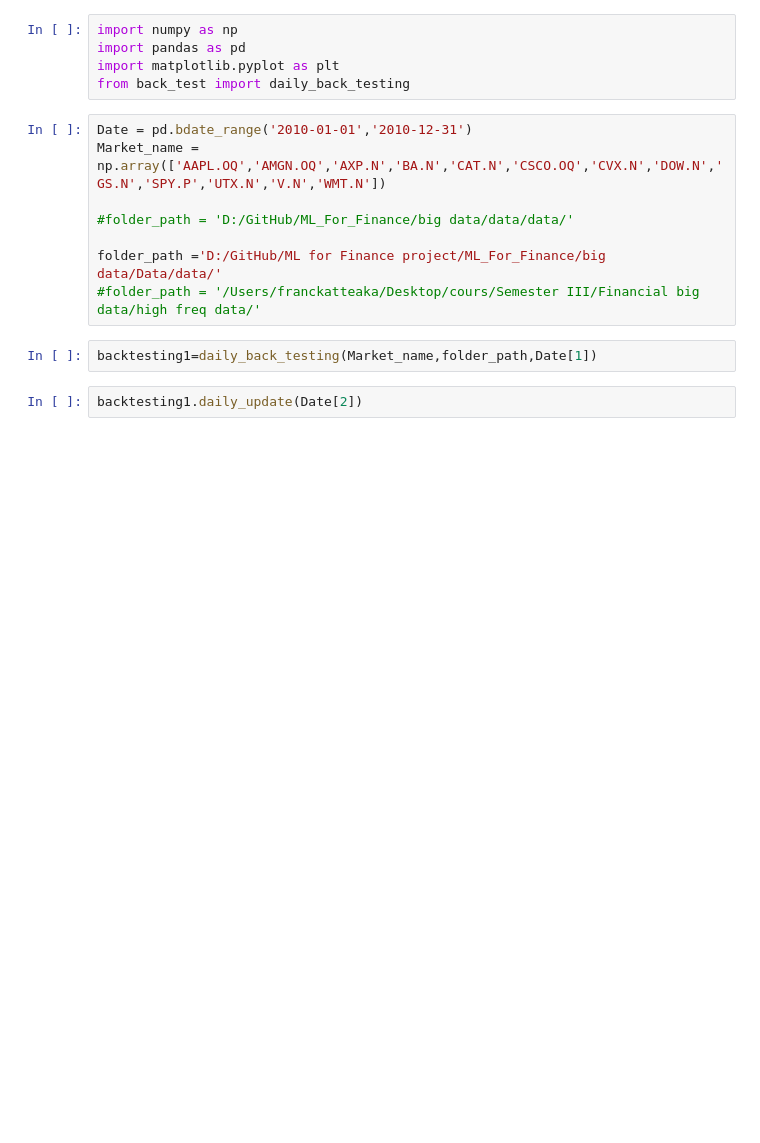
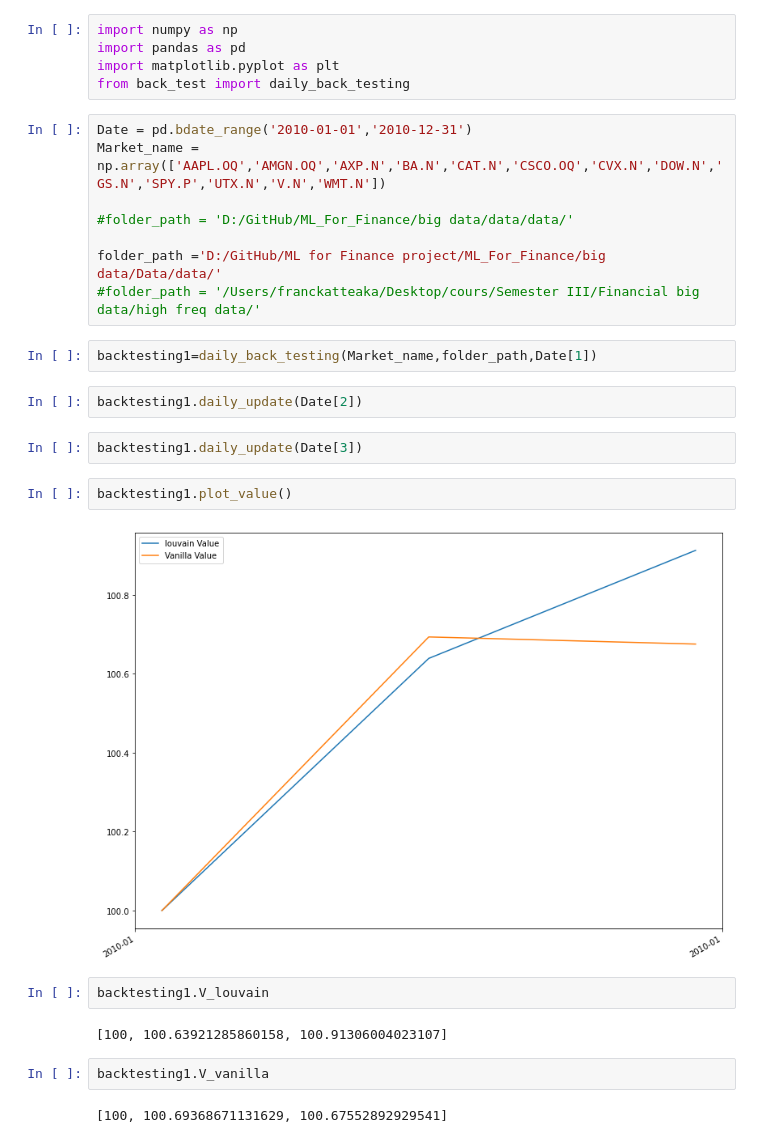
Before and after one commit to franckatte/ML_For_Finance, a Jupyter notebook: big data/Code/main.ipynb, the cells around one changed output. Saved outputs shown, nothing was run; the diff lists cells and outputs as text; blank space fills up the shorter version.

```diff
--- a/big data/Code/main.ipynb
+++ b/big data/Code/main.ipynb
@@ -70,3 +70,17 @@ folder_path ='D:/GitHub/ML for Finance project/ML_For_Finance/big data/Data/data
 backtesting1=daily_back_testing(Market_name,folder_path,Date[1])
 # %%
 backtesting1.daily_update(Date[2])
+# %%
+backtesting1.daily_update(Date[3])
+# %%
+backtesting1.plot_value()
+# %% [output]
+[figure, added]
+# %%
+backtesting1.V_louvain
+# %% [output]
+[100, 100.63921285860158, 100.91306004023107]
+# %%
+backtesting1.V_vanilla
+# %% [output]
+[100, 100.69368671131629, 100.67552892929541]
```
Also changed, not shown: parts of 2 cells of this notebook.
